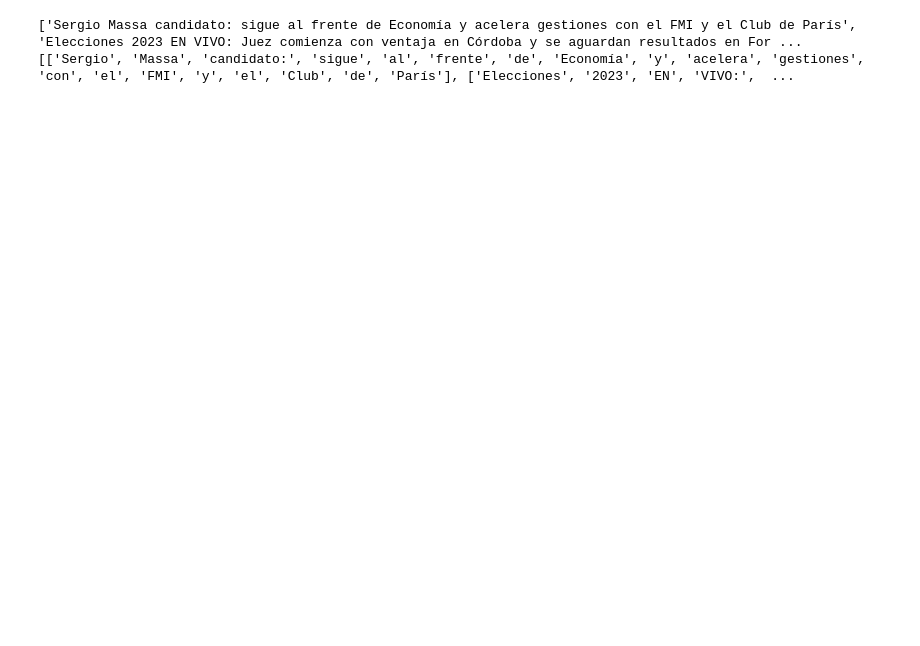
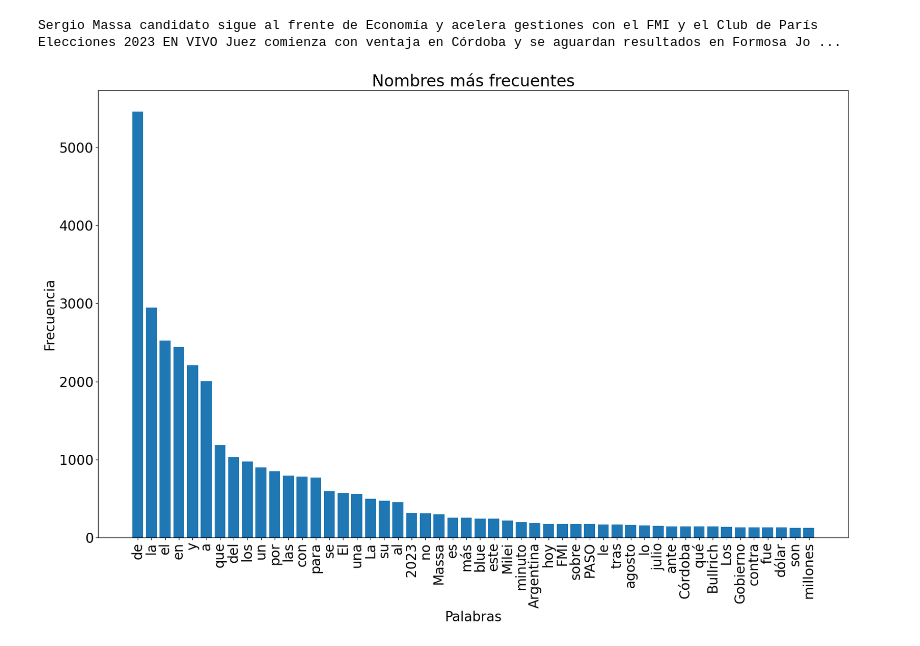
Before and after one commit to maximofrias522/DBTic, a Jupyter notebook: analisis.ipynb, the cells around one changed output. Drawn from its saved outputs; the diff is of its cells as text; code cells hidden in the pictures; blank space fills up the shorter version.

```diff
--- a/analisis.ipynb
+++ b/analisis.ipynb
@@ -61,24 +70,47 @@ conn.close()
 # %%
 
 import sqlite3
+import nltk
+from matplotlib import pyplot as plt
 
 conn = sqlite3.connect('DBTic.db')
 c = conn.cursor()
 
 tables = ["Ambito_Financiero", "Ole", "Perfil", "Telam"]
 titles = []
 for table in tables:
     c.execute(f"SELECT Titulo FROM {table}")
     result = c.fetchall()
     titles.extend([row[0] for row in result])
 
-text = ' '.join(titles)
-titles1 = text.split()
-quoted_titles = ['' + title + '' for title in titles]
-# print(quoted_titles)
+list = " ".join(titles)
 
-tokenized_titles = [title.split() for title in titles]
-print(tokenized_titles)
+exclude = [":", ".", ",", ")", "("]
+
+res = list.translate(str.maketrans({ord(x): '' for x in exclude}))
+print(res)
+print(type(res))
+
+res2 = res.split()
+print(res2)
+print(type(res2))
+
+name_freq = nltk.FreqDist(res2)
+top_names = name_freq.most_common(50)
+
+names, frequencies = zip(*top_names)
+
+plt.rcParams['font.size'] = 20
+plt.figure(figsize=(20, 12))
+plt.bar(names, frequencies)
+plt.xlabel('Palabras')
+plt.ylabel('Frecuencia')
+plt.title('Nombres más frecuentes')
+plt.xticks(rotation=90)
+plt.show()
+
+conn.commit()
+conn.close()
 # %% [output]
-['Sergio Massa candidato: sigue al frente de Economía y acelera gestiones con el FMI y el Club de París', 'Elecciones 2023 EN VIVO: Juez comienza con ventaja en Córdoba y se aguardan resultados en For ...
-[['Sergio', 'Massa', 'candidato:', 'sigue', 'al', 'frente', 'de', 'Economía', 'y', 'acelera', 'gestiones', 'con', 'el', 'FMI', 'y', 'el', 'Club', 'de', 'París'], ['Elecciones', '2023', 'EN', 'VIVO:',  ...
+Sergio Massa candidato sigue al frente de Economía y acelera gestiones con el FMI y el Club de París Elecciones 2023 EN VIVO Juez comienza con ventaja en Córdoba y se aguardan resultados en Formosa Jo ...
+[figure, added]
```
Also changed, not shown: parts of 1 cell of this notebook, 1 other file.
